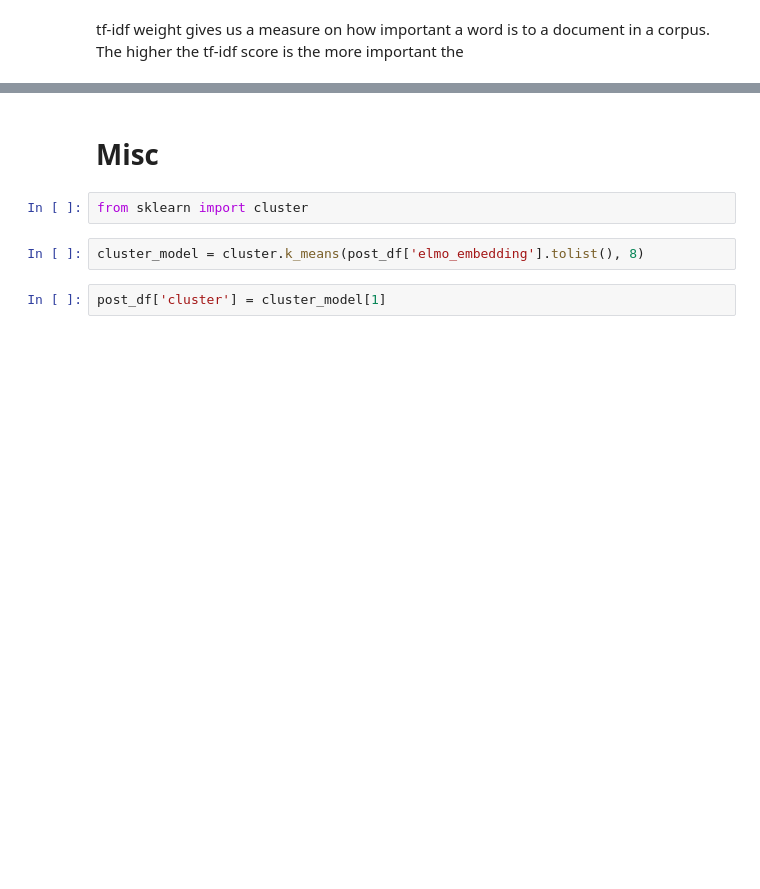
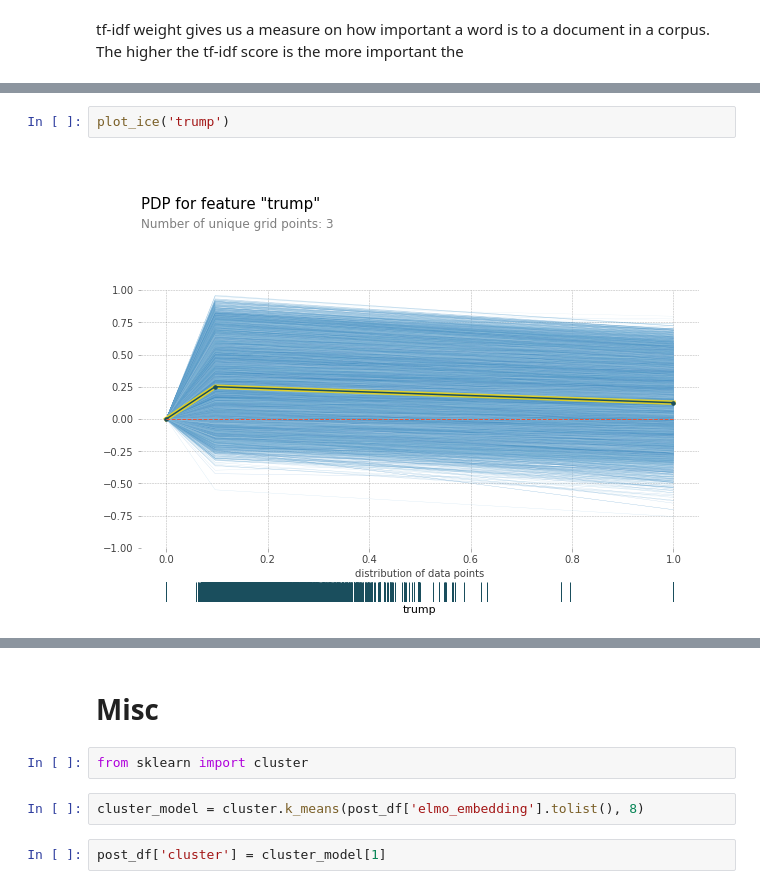
Before and after one commit to Alpha-1787/W266-Final-Project, a Jupyter notebook: Political-Leaning-Classification.ipynb, the cells around one changed output, grey strips where cells are left out. Saved outputs shown, nothing was run; the diff lists cells and outputs as text; blank space fills up the shorter version.

```diff
--- a/Political-Leaning-Classification.ipynb
+++ b/Political-Leaning-Classification.ipynb
@@ -491,0 +501,4 @@ post_df.head()
+# %%
+plot_ice('trump')
+# %% [output]
+[figure, added]
```
Also changed, not shown: parts of 40 cells of this notebook.
